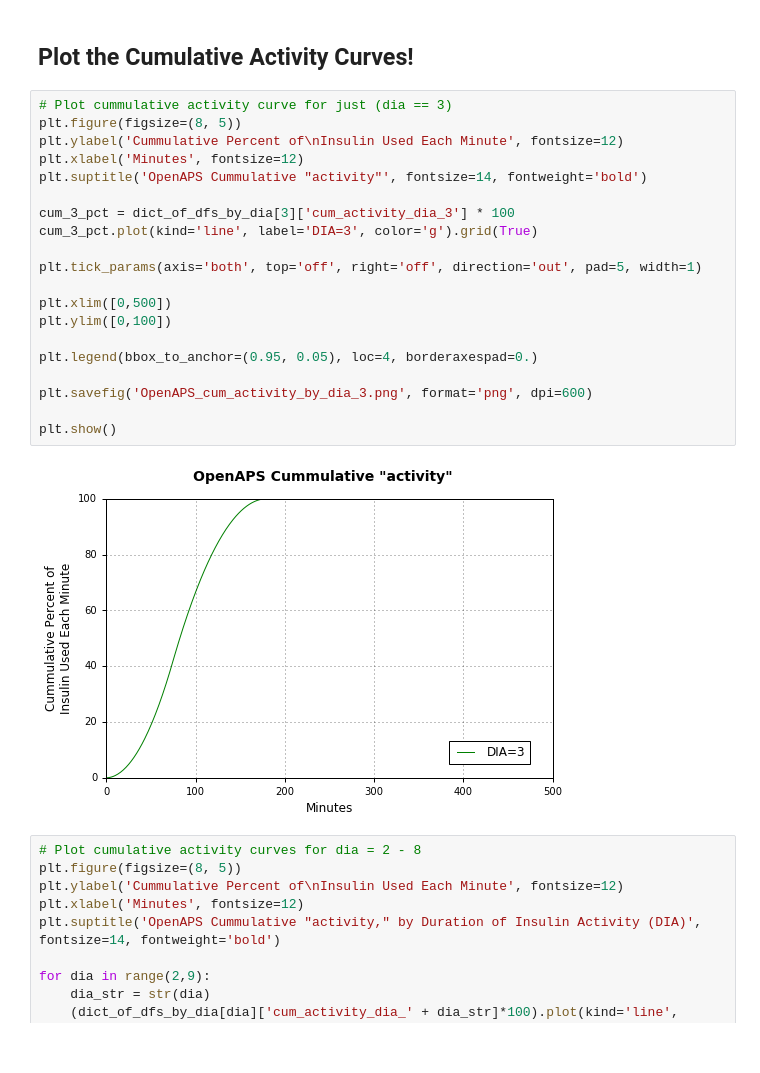
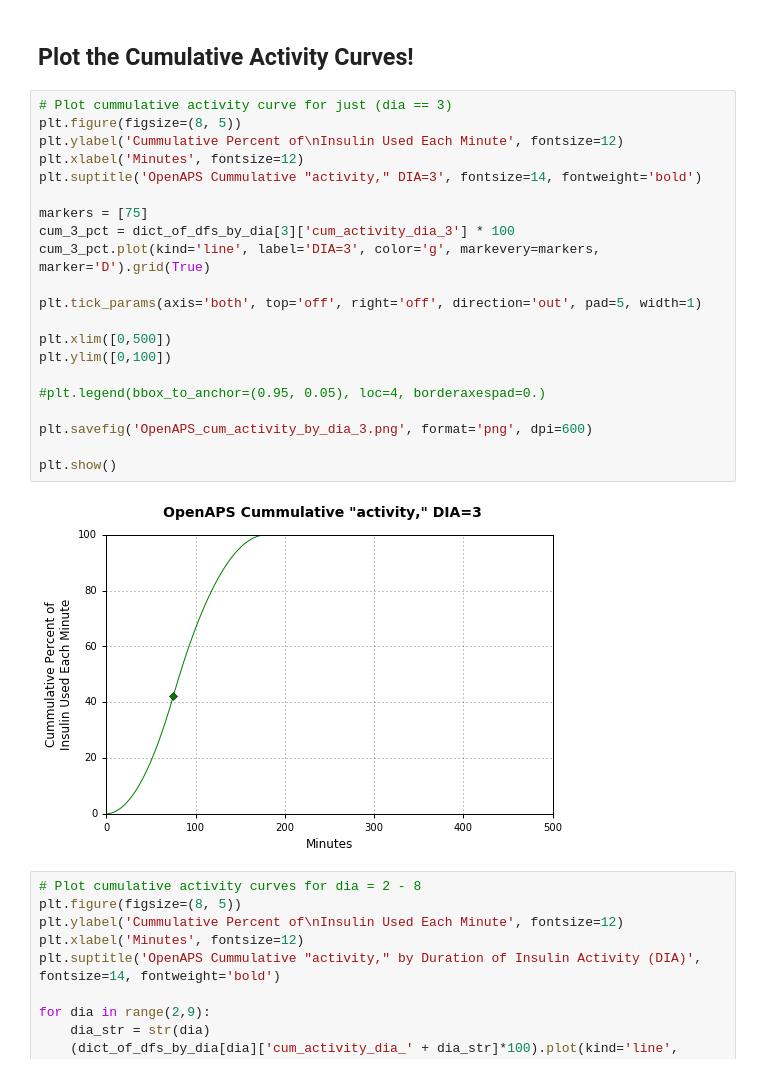
Before and after one commit to Nightscou2018/Replicate-OpenAPS-IOB-calcs, a Jupyter notebook: OpenAPS_insulin_activity_calculations.ipynb, the cells around one changed output. Drawn from its saved outputs; the diff is of its cells as text.

Commit message:
removed legend for single line graph, added to title

```diff
--- a/OpenAPS_insulin_activity_calculations.ipynb
+++ b/OpenAPS_insulin_activity_calculations.ipynb
@@ -191,25 +205,26 @@ plt.show()
 # %%
 # Plot cummulative activity curve for just (dia == 3)
 plt.figure(figsize=(8, 5))
 plt.ylabel('Cummulative Percent of\nInsulin Used Each Minute', fontsize=12)
 plt.xlabel('Minutes', fontsize=12)
-plt.suptitle('OpenAPS Cummulative "activity"', fontsize=14, fontweight='bold')
+plt.suptitle('OpenAPS Cummulative "activity," DIA=3', fontsize=14, fontweight='bold')
 
+markers = [75]
 cum_3_pct = dict_of_dfs_by_dia[3]['cum_activity_dia_3'] * 100
-cum_3_pct.plot(kind='line', label='DIA=3', color='g').grid(True)
+cum_3_pct.plot(kind='line', label='DIA=3', color='g', markevery=markers, marker='D').grid(True)
 
 plt.tick_params(axis='both', top='off', right='off', direction='out', pad=5, width=1)
 
 plt.xlim([0,500])
 plt.ylim([0,100])
 
-plt.legend(bbox_to_anchor=(0.95, 0.05), loc=4, borderaxespad=0.)
+#plt.legend(bbox_to_anchor=(0.95, 0.05), loc=4, borderaxespad=0.)
 
 plt.savefig('OpenAPS_cum_activity_by_dia_3.png', format='png', dpi=600)
 
 plt.show()
 # %% [output]
-[figure, old version]
+[figure, new version]
 # %%
 # Plot cumulative activity curves for dia = 2 - 8
 plt.figure(figsize=(8, 5))
```
Also changed, not shown: parts of 2 cells of this notebook, 1 other file.
